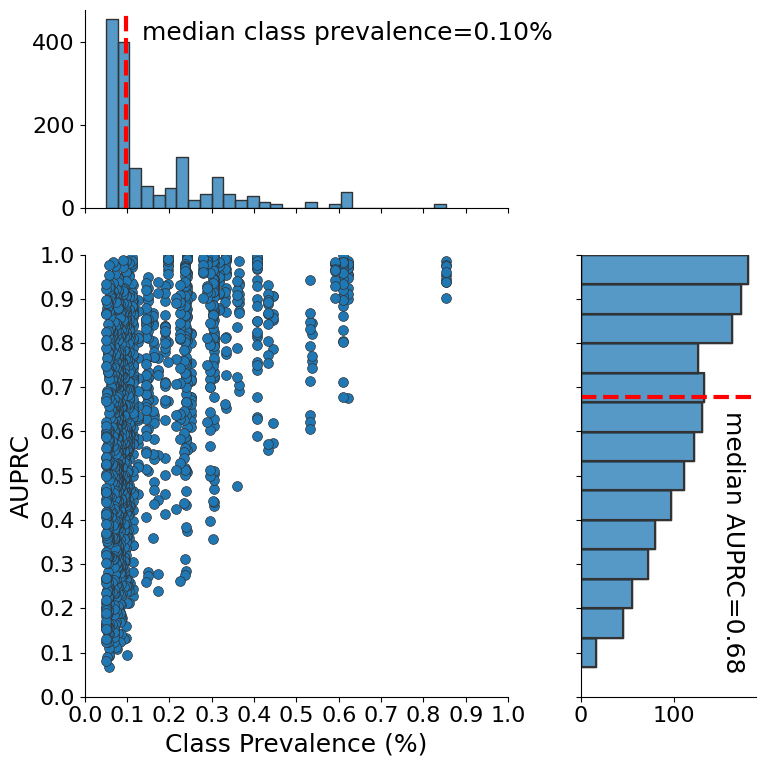
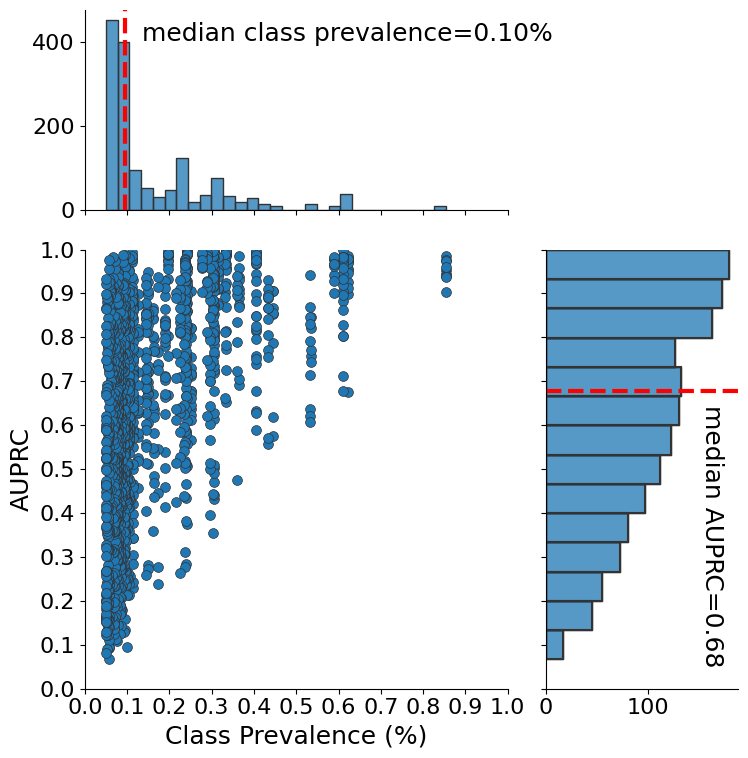
Code edit (unified diff) that turned the first committed figure into the second:
--- before
+++ after
@@ -29,6 +29,5 @@
 ax.ax_joint.yaxis.set_major_formatter(ticker.ScalarFormatter())
 
-ax.ax_marg_x.set_ylabel("Class Prevalence (%)")
-ax.ax_marg_y.set_ylabel("ABCD")
+
 
 
@@ -45,4 +44,6 @@
     #ax.settitle(model, fontsize=18)
     # ax = plt.gca()
+ax.ax_marg_x.set_ylabel("Class Prevalence (%)", fontsize=18)
+ax.ax_marg_y.set_xlabel("ABCD")
 ax.figure.tight_layout()
 #plt.savefig(os.path.join(os.getcwd(), "..","..", "..", "output/visualization/haven/host_multi_fsl_non_idv_lt1_gte0.05_prcnt_auprc_scatterplot_w_hist.pdf"), dpi=1024, bbox_inches="tight")

Commit: updated jupyter notebooks